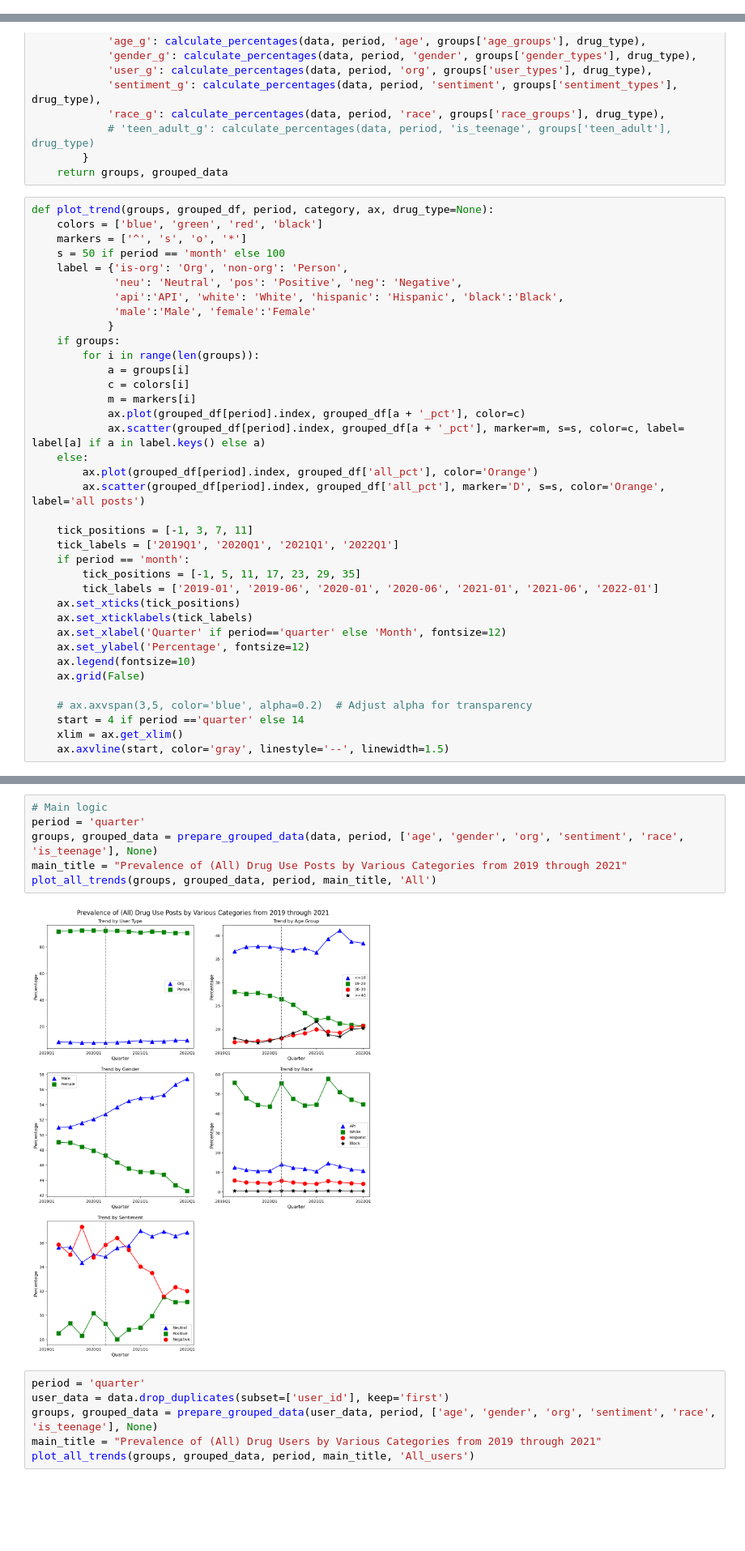
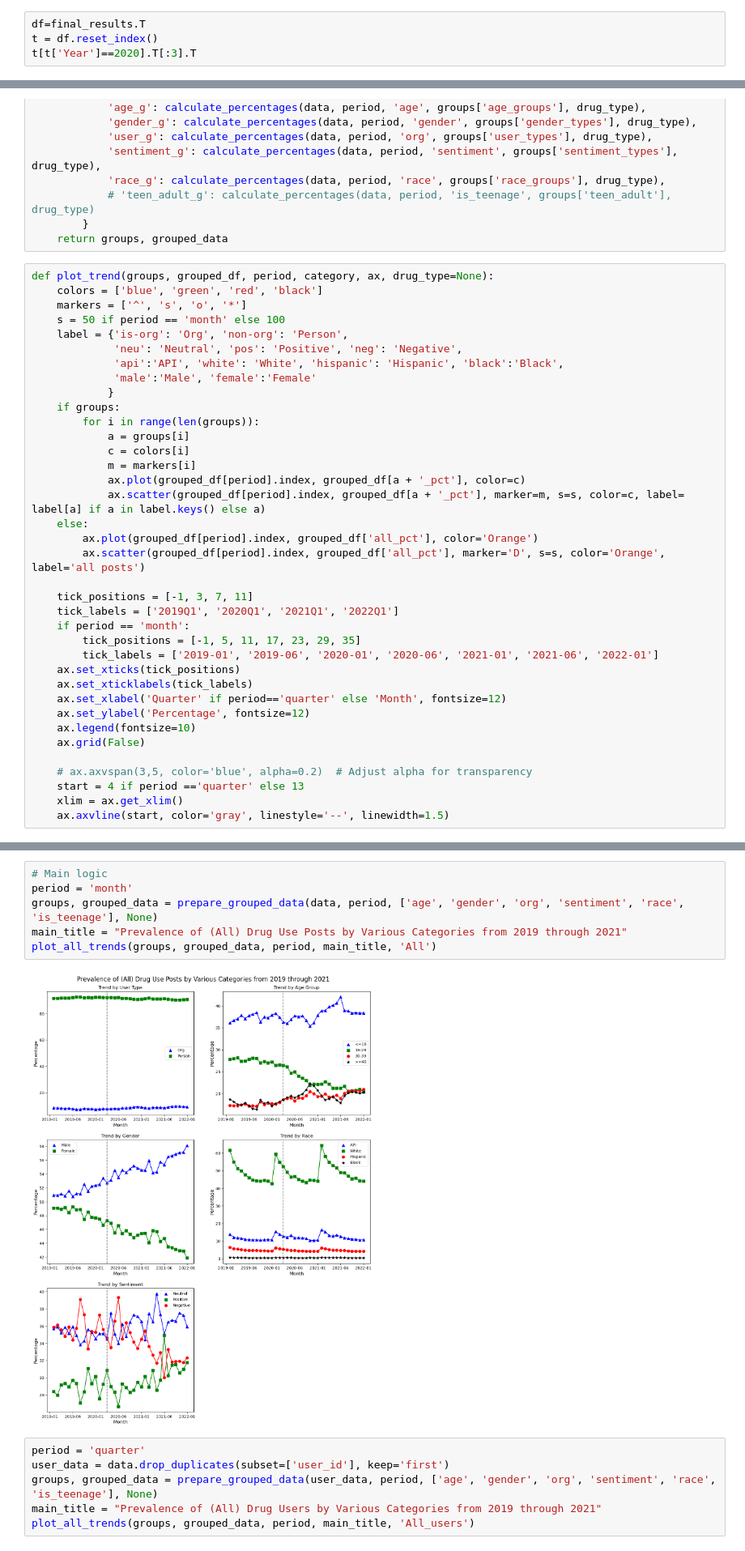
Before and after one commit to JulinaM/DemographicAnalysis, a Jupyter notebook: Trend_Analysis.ipynb, the cells around one changed output, grey strips where cells are left out. Shown at 81% size. Drawn from its saved outputs; the diff is of its cells as text; blank space fills up the shorter version.

```diff
--- a/Trend_Analysis.ipynb
+++ b/Trend_Analysis.ipynb
@@ -328,0 +357,4 @@ final_results= get_the_dist_of_drugs_results([df_2019, df_2020, df_2021], agg_by
+# %%
+df=final_results.T
+t = df.reset_index()
+t[t['Year']==2020].T[:3].T
@@ -456,7 +513,7 @@ def plot_trend(groups, grouped_df, period, category, ax, drug_type=None):
     ax.grid(False)
 
     # ax.axvspan(3,5, color='blue', alpha=0.2)  # Adjust alpha for transparency
-    start = 4 if period =='quarter' else 14
+    start = 4 if period =='quarter' else 13
     xlim = ax.get_xlim()
     ax.axvline(start, color='gray', linestyle='--', linewidth=1.5)
 # %%
@@ -490,12 +547,12 @@ def plot_all_trends(groups, grouped_data, period, main_title, filename, drug_typ
     plt.show()
 # %%
 # Main logic
-period = 'quarter'
+period = 'month'
 groups, grouped_data = prepare_grouped_data(data, period, ['age', 'gender', 'org', 'sentiment', 'race', 'is_teenage'], None)
 main_title = "Prevalence of (All) Drug Use Posts by Various Categories from 2019 through 2021"
 plot_all_trends(groups, grouped_data, period, main_title, 'All')
 # %% [output]
-[figure, old version]
+[figure, new version]
 # %%
 period = 'quarter'
 user_data = data.drop_duplicates(subset=['user_id'], keep='first')
```
Also changed, not shown: parts of 13 cells of this notebook.
